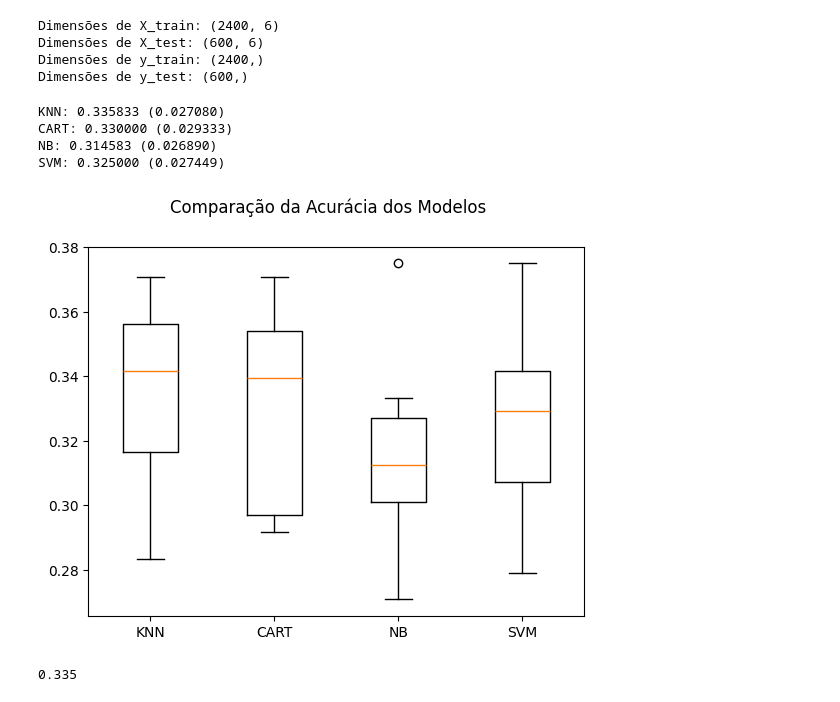
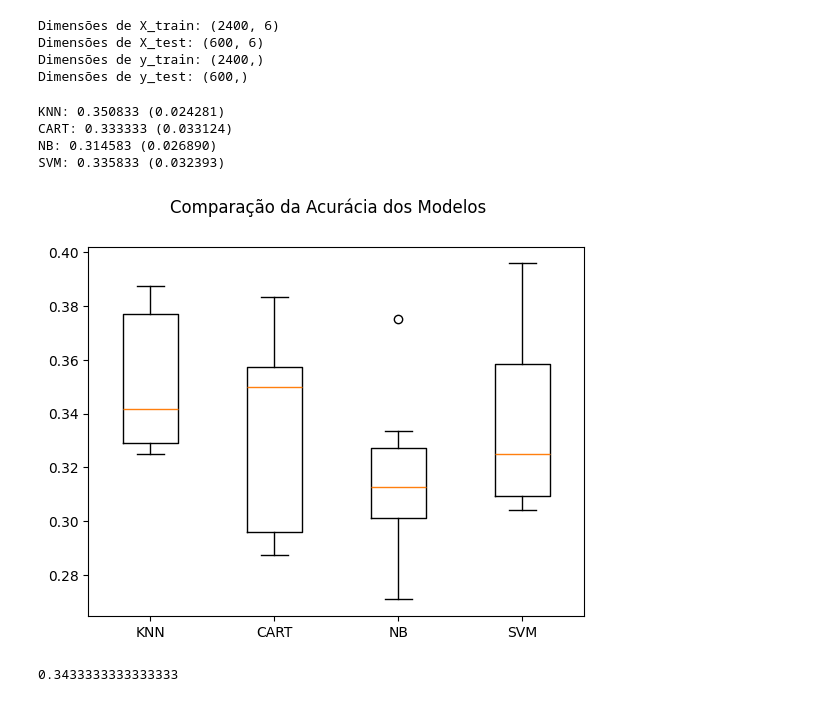
Before and after one commit to hugocfrias/MVP-Machine-Learning, a Jupyter notebook: MVP_Machine_Learning.ipynb, the cells around one changed output. Saved outputs shown, nothing was run; the diff lists cells and outputs as text; code cells hidden in the pictures.

```diff
--- a/MVP_Machine_Learning.ipynb
+++ b/MVP_Machine_Learning.ipynb
@@ -238,48 +240,57 @@ Dimensões de X_train: (2400, 6)
 Dimensões de X_test: (600, 6)
 Dimensões de y_train: (2400,)
 Dimensões de y_test: (600,)
+# %%
+# Inicializar o MinMaxScaler
+scaler_norm = MinMaxScaler()
+
+# Aprende min e max APENAS de X_train
+scaler_norm.fit(X_train)
+X_train_normalized = scaler_norm.transform(X_train)
+# Usa a média e o desvio padrão aprendidos de X_train
+X_test_normalized = scaler_norm.transform(X_test)
 # %%
 # Modelagem
 
 # Definindo uma seed global para esta célula de código
 np.random.seed(7)
 
 # Listas para armazenar os modelos, os resultados e os nomes dos modelos
 models = []
 results = []
 names = []
 
 # Preparando os modelos e adicionando-os em uma lista
 models.append(('KNN', KNeighborsClassifier()))
 models.append(('CART', DecisionTreeClassifier()))
 models.append(('NB', GaussianNB()))
 models.append(('SVM', SVC()))
 
 # Avaliando um modelo por vez
 for name, model in models:
-  cv_results = cross_val_score(model, X_train, y_train, cv=kfold, scoring='accuracy')
+  cv_results = cross_val_score(model, X_train_normalized, y_train, cv=kfold, scoring='accuracy')
   results.append(cv_results)
   names.append(name)
   msg = "%s: %f (%f)" % (name, cv_results.mean(), cv_results.std()) # média e desvio padrão dos 10 resultados da validação cruzada
   print(msg)
 
 # Boxplot de comparação dos modelos
 fig = plt.figure()
 fig.suptitle('Comparação da Acurácia dos Modelos')
 ax = fig.add_subplot(111)
 plt.boxplot(results)
 ax.set_xticklabels(names)
 plt.show()
 # %% [output]
-KNN: 0.335833 (0.027080)
-CART: 0.330000 (0.029333)
+KNN: 0.350833 (0.024281)
+CART: 0.333333 (0.033124)
 NB: 0.314583 (0.026890)
-SVM: 0.325000 (0.027449)
+SVM: 0.335833 (0.032393)
-[figure, old version]
+[figure, new version]
 # %%
 # Criando um modelo com todo o conjunto de treino
 model = KNeighborsClassifier()
-model.fit(X_train, y_train)
+model.fit(X_train_normalized, y_train)
 
 # Fazendo as predições com o conjunto de teste
 predictions = model.predict(X_test)
@@ -287,4 +298,4 @@ predictions = model.predict(X_test)
 # Estimando a acurácia no conjunto de teste
 print(accuracy_score(y_test, predictions))
 # %% [output]
-0.335
+0.3433333333333333
```
Also changed, not shown: parts of 1 cell of this notebook.
